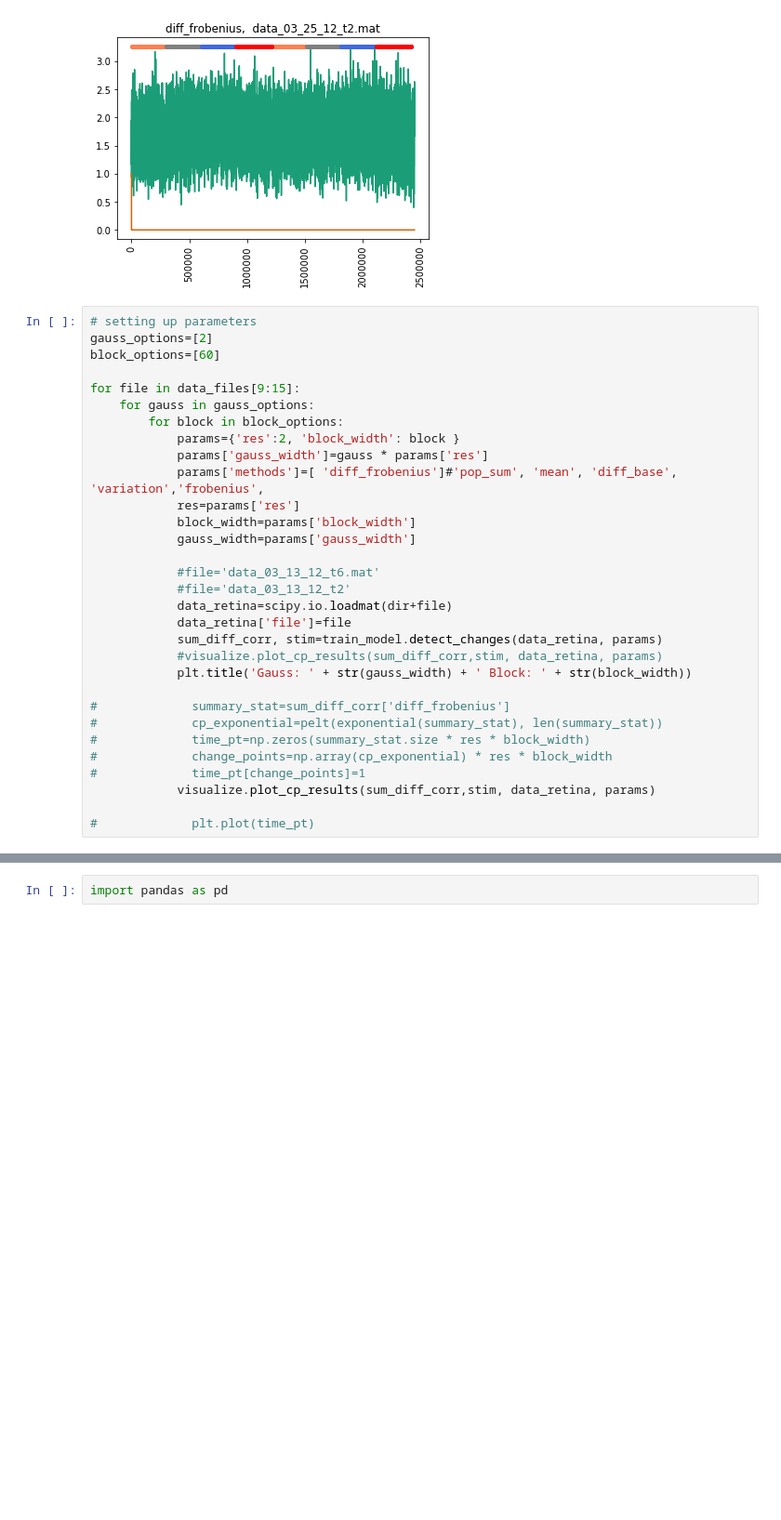
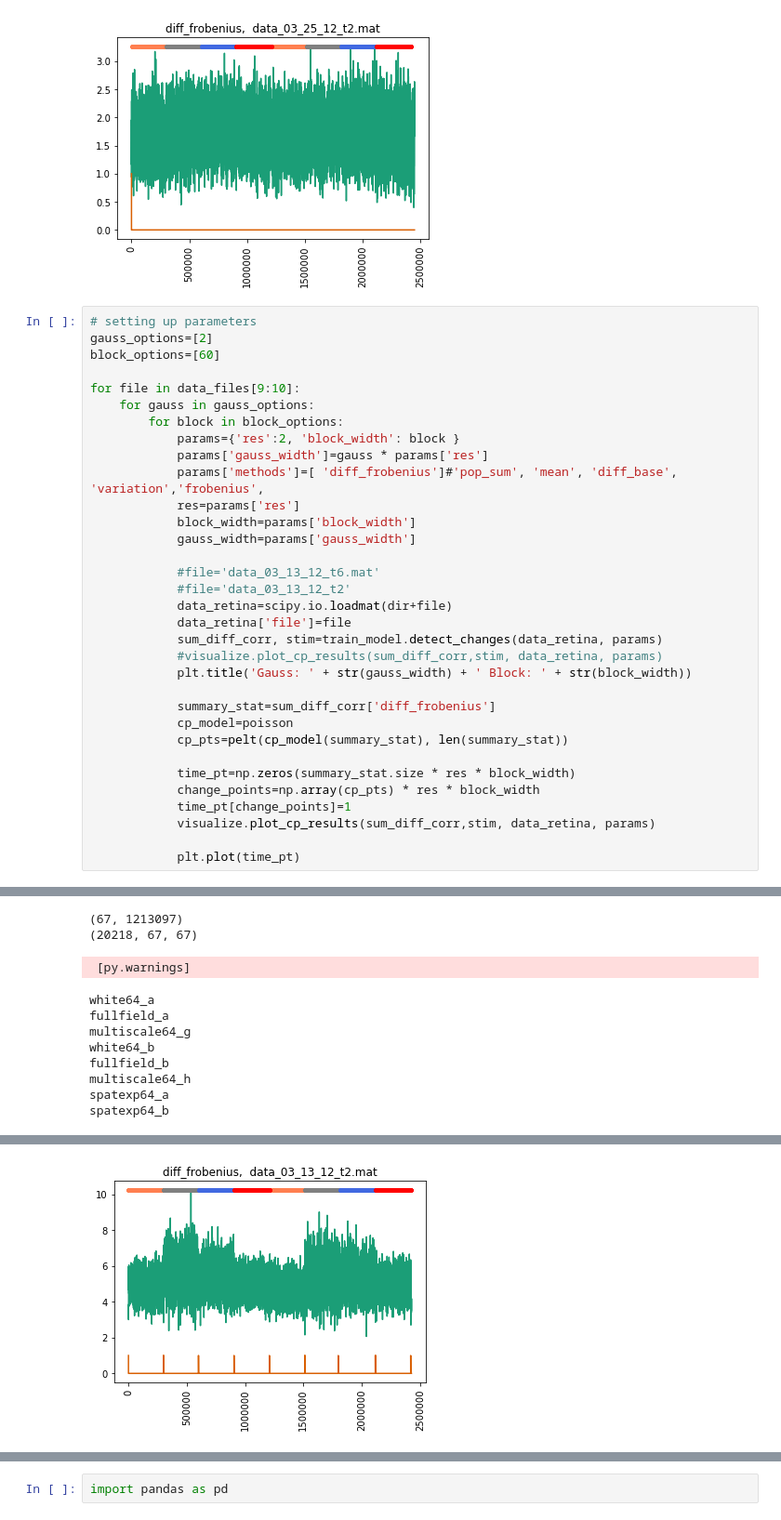
Before and after one commit to curious-abhinav/change-point, a Jupyter notebook: notebooks/neural_change_point.ipynb, the cells around one changed output, grey strips where cells are left out. Shown at 93% size. Cells and saved outputs as stored; diff of their text form; blank space fills up the shorter version.

```diff
--- a/notebooks/neural_change_point.ipynb
+++ b/notebooks/neural_change_point.ipynb
@@ -191,7 +254,7 @@ spatexp64_b
 gauss_options=[2]
 block_options=[60]
 
-for file in data_files[9:15]:
+for file in data_files[9:10]:
     for gauss in gauss_options:
         for block in block_options:
             params={'res':2, 'block_width': block }
@@ -209,11 +272,14 @@ for file in data_files[9:15]:
             #visualize.plot_cp_results(sum_diff_corr,stim, data_retina, params)
             plt.title('Gauss: ' + str(gauss_width) + ' Block: ' + str(block_width))
 
-#             summary_stat=sum_diff_corr['diff_frobenius']
-#             cp_exponential=pelt(exponential(summary_stat), len(summary_stat))
-#             time_pt=np.zeros(summary_stat.size * res * block_width)
-#             change_points=np.array(cp_exponential) * res * block_width
-#             time_pt[change_points]=1
+            summary_stat=sum_diff_corr['diff_frobenius']
+            cp_model=poisson
+            cp_pts=pelt(cp_model(summary_stat), len(summary_stat))
+
+            time_pt=np.zeros(summary_stat.size * res * block_width)
+            change_points=np.array(cp_pts) * res * block_width
+            time_pt[change_points]=1
             visualize.plot_cp_results(sum_diff_corr,stim, data_retina, params)
 
-#             plt.plot(time_pt)
+            plt.plot(time_pt)
+# %% [output]
@@ -219,0 +288,11 @@ for file in data_files[9:15]:
+(67, 1213097)
+(20218, 67, 67)
+ [py.warnings]
+white64_a
+fullfield_a
+multiscale64_g
+white64_b
+fullfield_b
+multiscale64_h
+spatexp64_a
+spatexp64_b
@@ -219,0 +300 @@ for file in data_files[9:15]:
+[figure, added]
```
Also changed, not shown: parts of 17 cells of this notebook.
